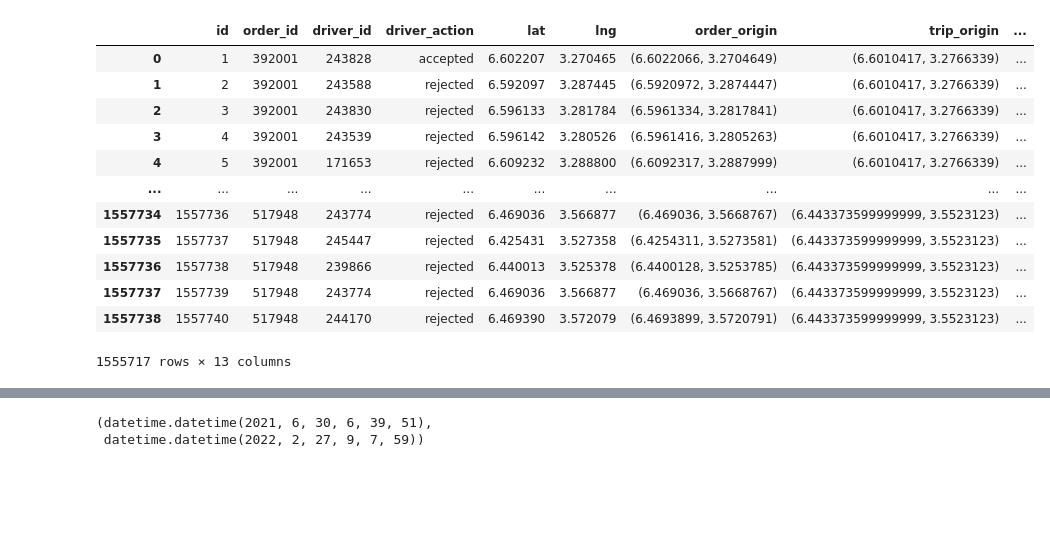
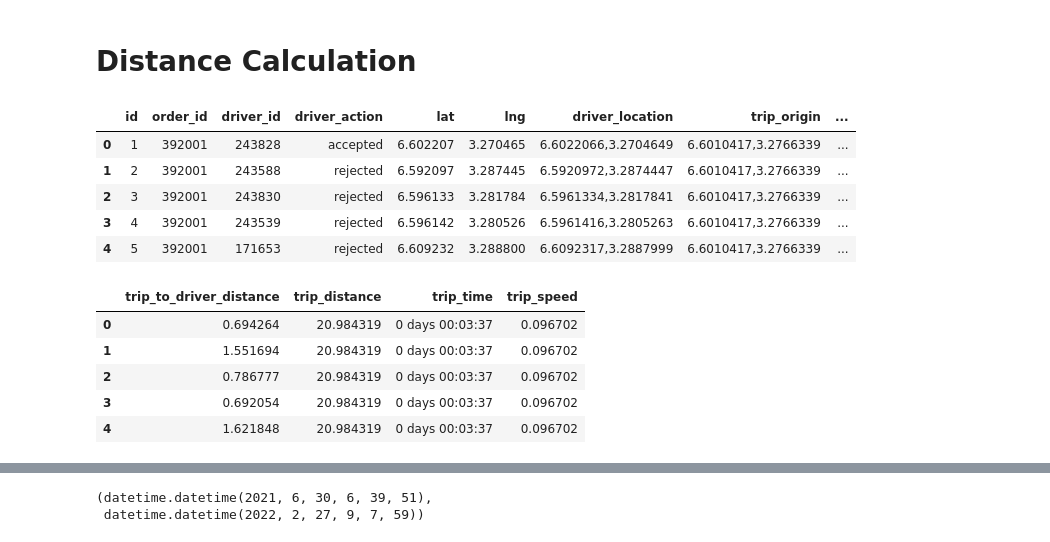
Before and after one commit to GetachewAbebe/Logistics_Optimization_with_Casual_Inference, a Jupyter notebook: notebooks/data_extraction.ipynb, the cells around one changed output, grey strips where cells are left out. Saved outputs shown, nothing was run; the diff lists cells and outputs as text; code cells hidden in the pictures; blank space fills up the shorter version.

Commit message:
Data Extraction Notebook Modified

```diff
--- a/notebooks/data_extraction.ipynb
+++ b/notebooks/data_extraction.ipynb
@@ -146,16 +49,38 @@ UserWarning: Please take note that, due to arbitrary decisions, this Islamic cal
+# %% [markdown]
+# Distance Calculation
+# %%
+starting=clean_df['trip_origin'].to_list()
+ending=clean_df['trip_destination'].to_list()
+# %%
+start=clean_df['trip_origin'].to_list()
+end=clean_df['driver_location'].to_list()
+# %%
+from geopy import distance
+
+def calculate_distances(starting_coordinates, ending_coordinates):
+    calculated_distances = []
+    for i in range(len(starting_coordinates)):
+        # Extract and convert coordinates from string representations to floats
+        start_lat, start_lon = map(float, str(starting_coordinates[i]).strip('()').split(','))
+        end_lat, end_lon = map(float, str(ending_coordinates[i]).strip('()').split(','))
+
+        # Calculate distance using geopy
+        start_coords = (start_lat, start_lon)
+        end_coords = (end_lat, end_lon)
+        calculated_distance = distance.distance(start_coords, end_coords).km
+
+        calculated_distances.append(calculated_distance)
+
+    return calculated_distances
+# %%
+clean_df['trip_distance']=calculate_distances(starting,ending)
+clean_df['trip_to_driver_distance']=calculate_distances(start,end)
 # %%
-clean_df
+clean_df.head()
 # %% [output]
-|  | id | order_id | driver_id | driver_action | lat | lng | order_origin | trip_origin | ... |
-| 0 | 1 | 392001 | 243828 | accepted | 6.602207 | 3.270465 | (6.6022066, 3.2704649) | (6.6010417, 3.2766339) | ... |
-| 1 | 2 | 392001 | 243588 | rejected | 6.592097 | 3.287445 | (6.5920972, 3.2874447) | (6.6010417, 3.2766339) | ... |
-| 2 | 3 | 392001 | 243830 | rejected | 6.596133 | 3.281784 | (6.5961334, 3.2817841) | (6.6010417, 3.2766339) | ... |
-| 3 | 4 | 392001 | 243539 | rejected | 6.596142 | 3.280526 | (6.5961416, 3.2805263) | (6.6010417, 3.2766339) | ... |
-| 4 | 5 | 392001 | 171653 | rejected | 6.609232 | 3.288800 | (6.6092317, 3.2887999) | (6.6010417, 3.2766339) | ... |
-| ... | ... | ... | ... | ... | ... | ... | ... | ... | ... |
-| 1557734 | 1557736 | 517948 | 243774 | rejected | 6.469036 | 3.566877 | (6.469036, 3.5668767) | (6.443373599999999, 3.5523123) | ... |
-| 1557735 | 1557737 | 517948 | 245447 | rejected | 6.425431 | 3.527358 | (6.4254311, 3.5273581) | (6.443373599999999, 3.5523123) | ... |
-| 1557736 | 1557738 | 517948 | 239866 | rejected | 6.440013 | 3.525378 | (6.4400128, 3.5253785) | (6.443373599999999, 3.5523123) | ... |
-| 1557737 | 1557739 | 517948 | 243774 | rejected | 6.469036 | 3.566877 | (6.469036, 3.5668767) | (6.443373599999999, 3.5523123) | ... |
-| 1557738 | 1557740 | 517948 | 244170 | rejected | 6.469390 | 3.572079 | (6.4693899, 3.5720791) | (6.443373599999999, 3.5523123) | ... |
+|  | id | order_id | driver_id | driver_action | lat | lng | driver_location | trip_origin | ... |
+| 0 | 1 | 392001 | 243828 | accepted | 6.602207 | 3.270465 | 6.6022066,3.2704649 | 6.6010417,3.2766339 | ... |
+| 1 | 2 | 392001 | 243588 | rejected | 6.592097 | 3.287445 | 6.5920972,3.2874447 | 6.6010417,3.2766339 | ... |
+| 2 | 3 | 392001 | 243830 | rejected | 6.596133 | 3.281784 | 6.5961334,3.2817841 | 6.6010417,3.2766339 | ... |
+| 3 | 4 | 392001 | 243539 | rejected | 6.596142 | 3.280526 | 6.5961416,3.2805263 | 6.6010417,3.2766339 | ... |
+| 4 | 5 | 392001 | 171653 | rejected | 6.609232 | 3.288800 | 6.6092317,3.2887999 | 6.6010417,3.2766339 | ... |
-1555717 rows × 13 columns
@@ -161,0 +91,11 @@ clean_df
+# %%
+clean_df['trip_time'] = (clean_df.trip_end_time - clean_df.trip_Start_time)
+clean_df['trip_speed'] = clean_df['trip_distance'] / clean_df['trip_time'].dt.total_seconds()
+clean_df[['trip_to_driver_distance', 'trip_distance','trip_time','trip_speed']].head()
+# %% [output]
+|  | trip_to_driver_distance | trip_distance | trip_time | trip_speed |
+| 0 | 0.694264 | 20.984319 | 0 days 00:03:37 | 0.096702 |
+| 1 | 1.551694 | 20.984319 | 0 days 00:03:37 | 0.096702 |
+| 2 | 0.786777 | 20.984319 | 0 days 00:03:37 | 0.096702 |
+| 3 | 0.692054 | 20.984319 | 0 days 00:03:37 | 0.096702 |
+| 4 | 1.621848 | 20.984319 | 0 days 00:03:37 | 0.096702 |
```
Also changed, not shown: parts of 23 cells of this notebook.
